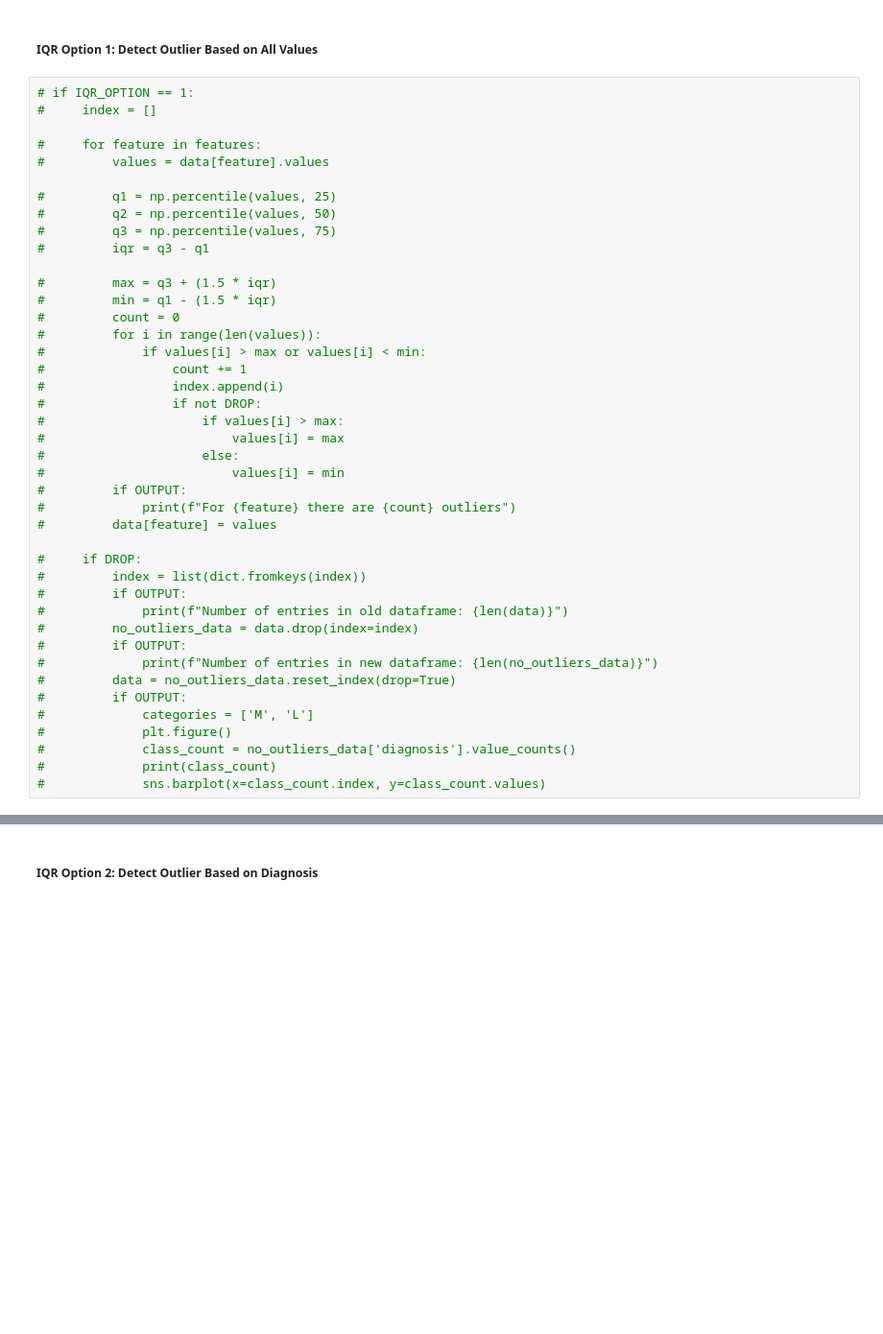
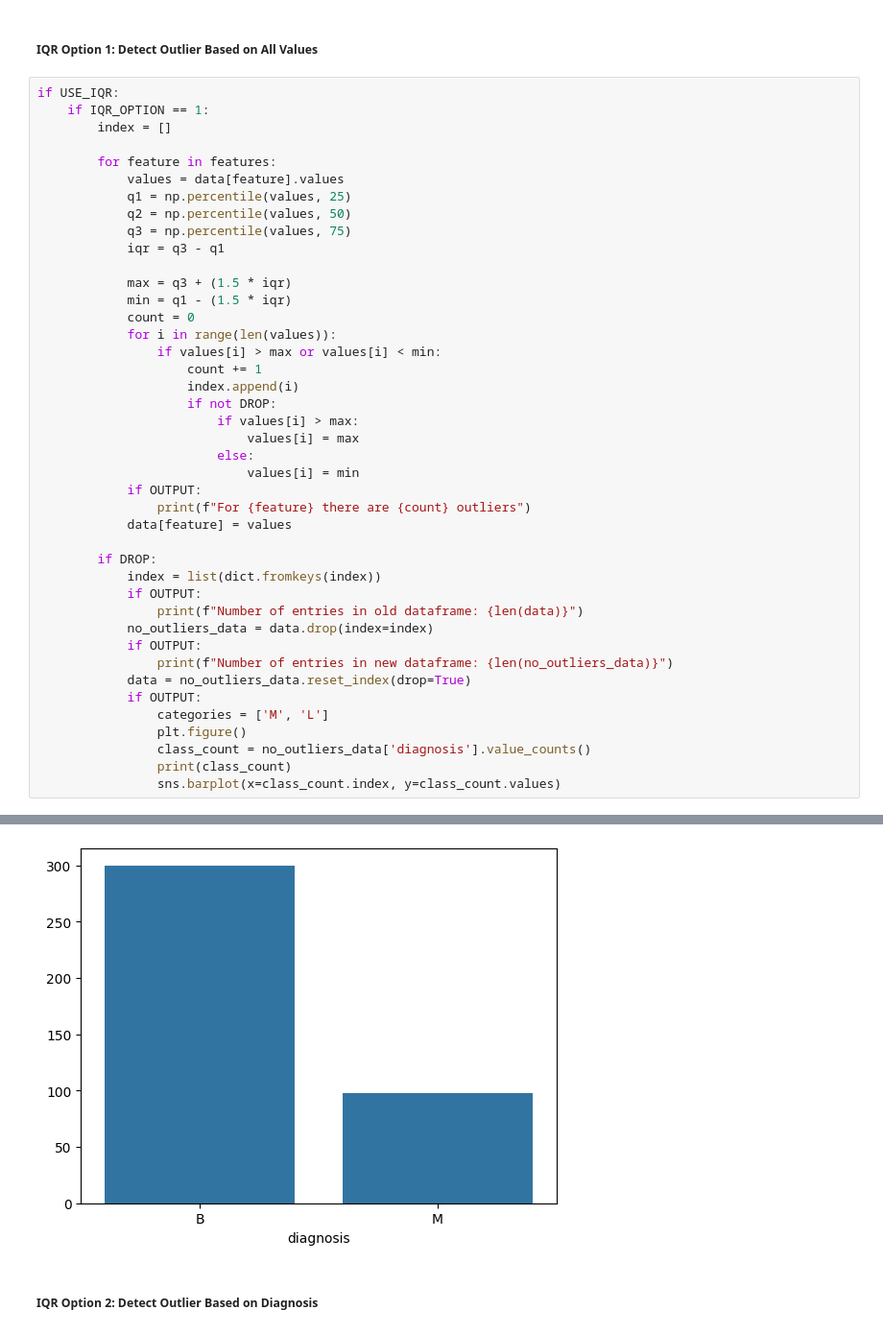
Before and after one commit to youssef-mohamed1809/Type-of-Breast-Cancer-Prediction, a Jupyter notebook: main.ipynb, the cells around one changed output, grey strips where cells are left out. Shown at 96% size. Drawn from its saved outputs; the diff is of its cells as text; blank space fills up the shorter version.

```diff
--- a/main.ipynb
+++ b/main.ipynb
@@ -55,44 +170,45 @@ features = features[2:]
 # %% [markdown]
 ##### IQR Option 1: Detect Outlier Based on All Values
 # %%
-# if IQR_OPTION == 1:
-#     index = []
+if USE_IQR:
+    if IQR_OPTION == 1:
+        index = []
 
-#     for feature in features:
-#         values = data[feature].values
+        for feature in features:
+            values = data[feature].values
+            q1 = np.percentile(values, 25)
+            q2 = np.percentile(values, 50)
+            q3 = np.percentile(values, 75)
+            iqr = q3 - q1
 
-#         q1 = np.percentile(values, 25)
-#         q2 = np.percentile(values, 50)
-#         q3 = np.percentile(values, 75)
-#         iqr = q3 - q1
+            max = q3 + (1.5 * iqr)
+            min = q1 - (1.5 * iqr)
+            count = 0
+            for i in range(len(values)):
+                if values[i] > max or values[i] < min:
+                    count += 1
+                    index.append(i)
+                    if not DROP:
+                        if values[i] > max:
+                            values[i] = max
+                        else:
+                            values[i] = min
+            if OUTPUT:
+                print(f"For {feature} there are {count} outliers")
+            data[feature] = values
 
-#         max = q3 + (1.5 * iqr)
-#         min = q1 - (1.5 * iqr)
-#         count = 0
-#         for i in range(len(values)):
-#             if values[i] > max or values[i] < min:
-#                 count += 1
-#                 index.append(i)
-#                 if not DROP:
-#                     if values[i] > max:
-#                         values[i] = max
-#                     else:
-#                         values[i] = min
-#         if OUTPUT:
-#             print(f"For {feature} there are {count} outliers")
-#         data[feature] = values
-
-#     if DROP:
-#         index = list(dict.fromkeys(index))
-#         if OUTPUT:
-#             print(f"Number of entries in old dataframe: {len(data)}")
-#         no_outliers_data = data.drop(index=index)
-#         if OUTPUT:
-#             print(f"Number of entries in new dataframe: {len(no_outliers_data)}")
-#         data = no_outliers_data.reset_index(drop=True)
-#         if OUTPUT:
-#             categories = ['M', 'L']
-#             plt.figure()
-#             class_count = no_outliers_data['diagnosis'].value_counts()
-#             print(class_count)
-#             sns.barplot(x=class_count.index, y=class_count.values)
+        if DROP:
+            index = list(dict.fromkeys(index))
+            if OUTPUT:
+                print(f"Number of entries in old dataframe: {len(data)}")
+            no_outliers_data = data.drop(index=index)
+            if OUTPUT:
+                print(f"Number of entries in new dataframe: {len(no_outliers_data)}")
+            data = no_outliers_data.reset_index(drop=True)
+            if OUTPUT:
+                categories = ['M', 'L']
+                plt.figure()
+                class_count = no_outliers_data['diagnosis'].value_counts()
+                print(class_count)
+                sns.barplot(x=class_count.index, y=class_count.values)
+# %% [output]
@@ -99,3 +232,4 @@ features = features[2:]
+[figure, added]
 # %% [markdown]
 ##### IQR Option 2: Detect Outlier Based on Diagnosis
 # %%
```
Also changed, not shown: parts of 21 cells of this notebook.
